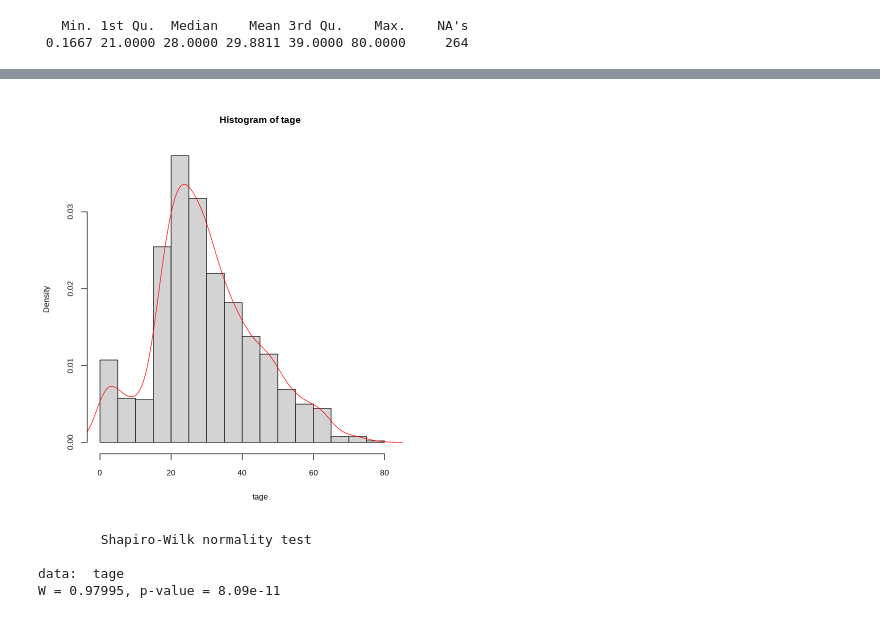
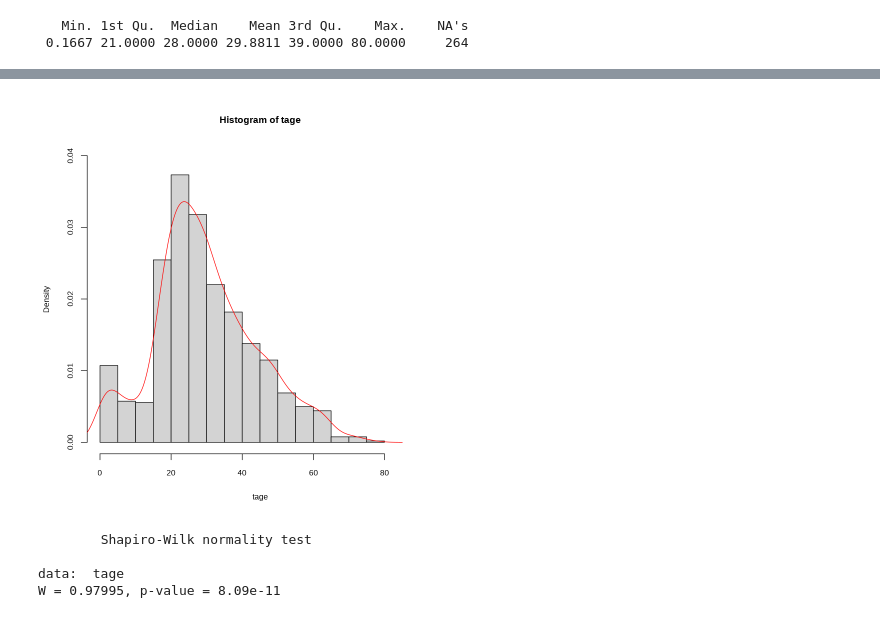
Before and after one commit to gyujin0450/Rstudy, a Jupyter notebook: 401_연속형데이터시각화.ipynb, the cells around one changed output, grey strips where cells are left out. Drawn from its saved outputs; the diff is of its cells as text; code cells hidden in the pictures.

```diff
--- a/401_연속형데이터시각화.ipynb
+++ b/401_연속형데이터시각화.ipynb
@@ -421,2 +432,3 @@ summary(titanic$age)
 # %%
-tage <- subset(titanic$age, titanic$age > 0 & titanic$age < 80)
+# 개별 결측치, 이상치 제거
+tage <- subset(titanic$age, titanic$age > 0 & titanic$age <= 76)
@@ -423,8 +444,8 @@ tage <- subset(titanic$age, titanic$age > 0 & titanic$age < 80)
 # %%
-hist(tage, probability = T, xlim=c(0,90))
+hist(tage, probability = T, xlim=c(0,90), ylim = c(0,0.04))
 lines(density(tage), col='red')
 # %% [output]
-[figure, old version]
+[figure, new version]
 # %%
 shapiro.test(tage) # p-value < 0.05 므로 정규성이 없음..
 # %% [output]
```
Also changed, not shown: parts of 7 cells of this notebook.
